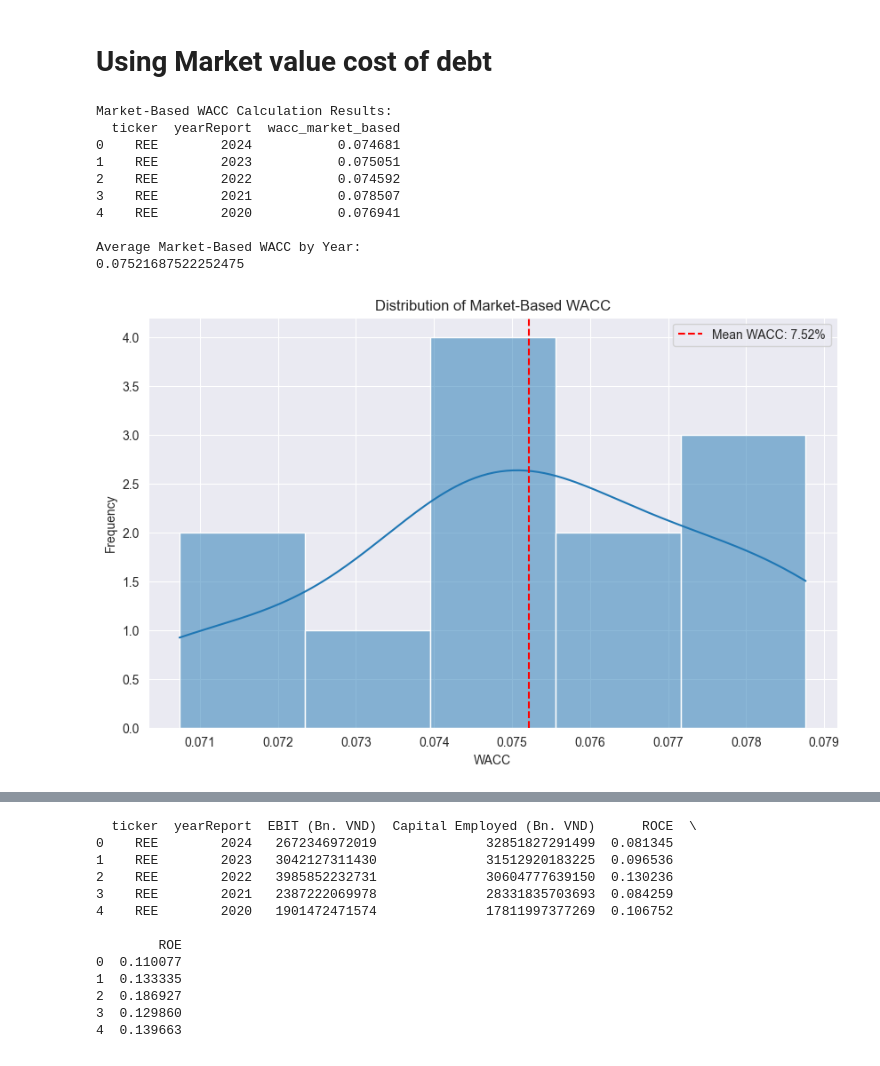
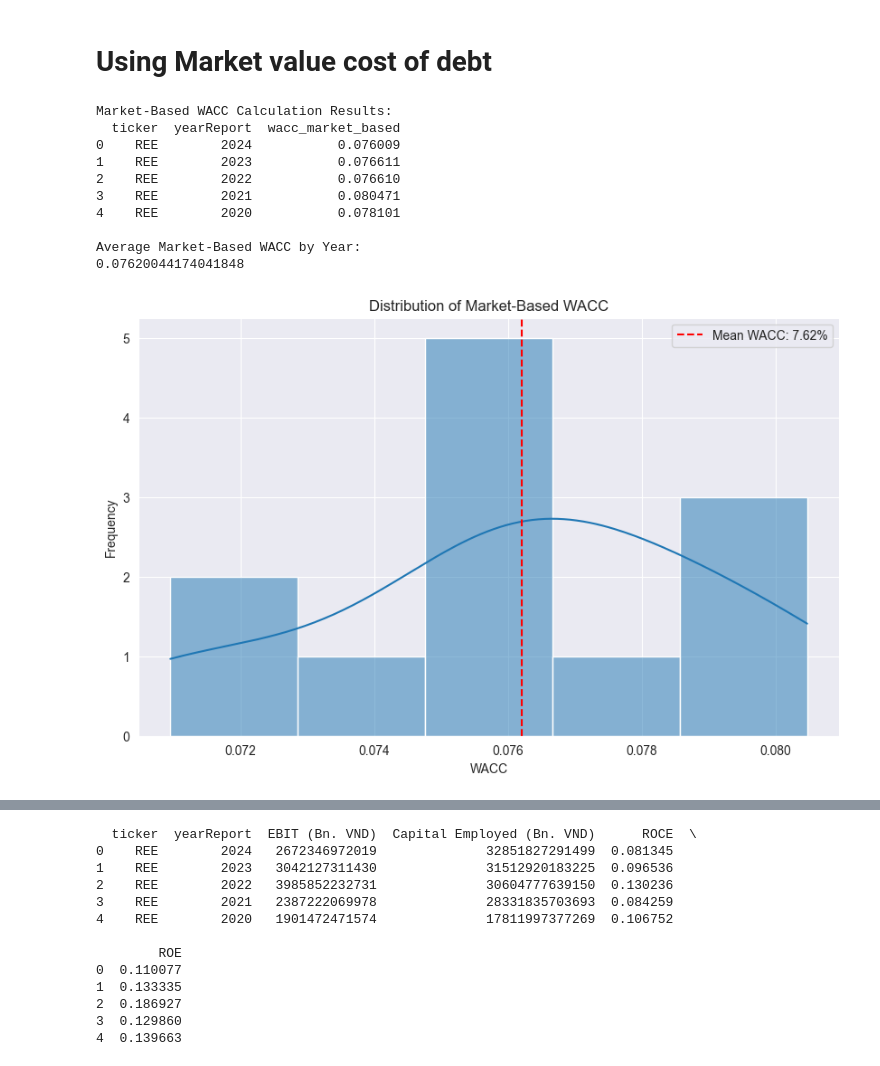
Before and after one commit to gahoccode/Jupyter, a Jupyter notebook: valuation.ipynb, the cells around one changed output, grey strips where cells are left out. Cells and saved outputs as stored; diff of their text form; code cells hidden in the pictures.

Commit message:
feat: update market-based WACC tax rate assumption

```diff
--- a/valuation.ipynb
+++ b/valuation.ipynb
@@ -629,7 +629,7 @@ company_bond_yield = base_interest_rate + credit_spread  # = 0.05 (5%)
 market_cost_of_debt = 0.07  # 7% bond yield
 
 # Apply tax shield
-statutory_tax_rate = 0.20  # Vietnamese corporate tax rate
+statutory_tax_rate = 0.12  # Vietnamese corporate tax rate
 after_tax_market_cost_of_debt = market_cost_of_debt * (1 - statutory_tax_rate)
 
 # Step 4: Cost of Equity using CAPM
@@ -667,40 +667,40 @@ result_df = pd.DataFrame({
 })
 
 # Display first few rows to check the results
 print("Market-Based WACC Calculation Results:")
 print(result_df[['ticker', 'yearReport', 'wacc_market_based']].head())
 
 
 # Calculate average
 avg_wacc_by_year = result_df['wacc_market_based'].mean()
 print("\nAverage Market-Based WACC by Year:")
 print(avg_wacc_by_year)
 
 # Optional: Visualize the distribution of market-based WACC
 import matplotlib.pyplot as plt
 import seaborn as sns
 
 plt.figure(figsize=(10, 6))
 sns.histplot(result_df['wacc_market_based'].dropna(), kde=True)
 plt.title('Distribution of Market-Based WACC')
 plt.xlabel('WACC')
 plt.ylabel('Frequency')
 plt.axvline(result_df['wacc_market_based'].mean(), color='red', linestyle='--',
             label=f'Mean WACC: {result_df["wacc_market_based"].mean():.2%}')
 plt.legend()
 plt.show()
 # %% [output]
 Market-Based WACC Calculation Results:
   ticker  yearReport  wacc_market_based
-0    REE        2024           0.074681
-1    REE        2023           0.075051
-2    REE        2022           0.074592
-3    REE        2021           0.078507
-4    REE        2020           0.076941
+0    REE        2024           0.076009
+1    REE        2023           0.076611
+2    REE        2022           0.076610
+3    REE        2021           0.080471
+4    REE        2020           0.078101
 
 Average Market-Based WACC by Year:
-0.07521687522252475
+0.07620044174041848
-[figure, old version]
+[figure, new version]
 # %%
 import pandas as pd
 import numpy as np
```
Also changed, not shown: parts of 2 cells of this notebook.
